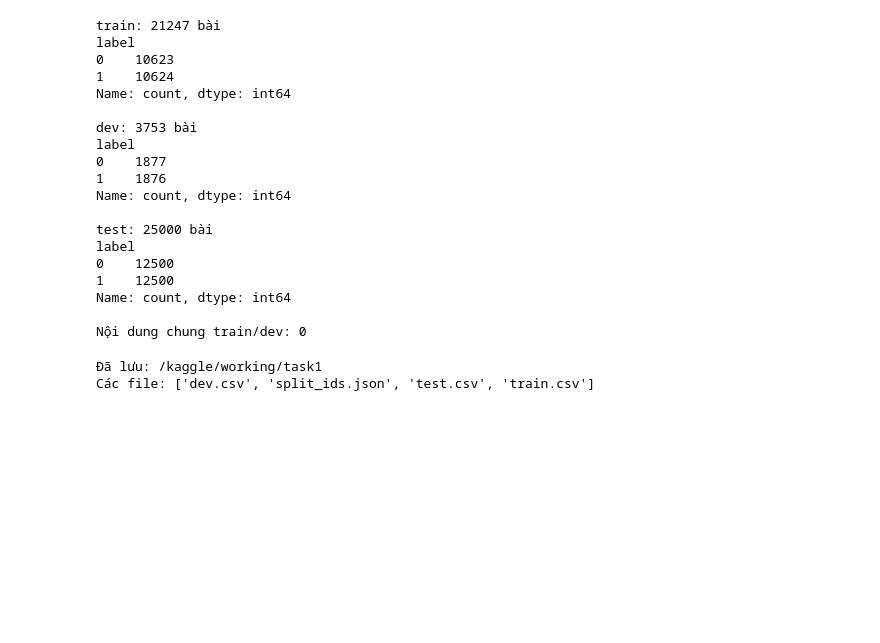
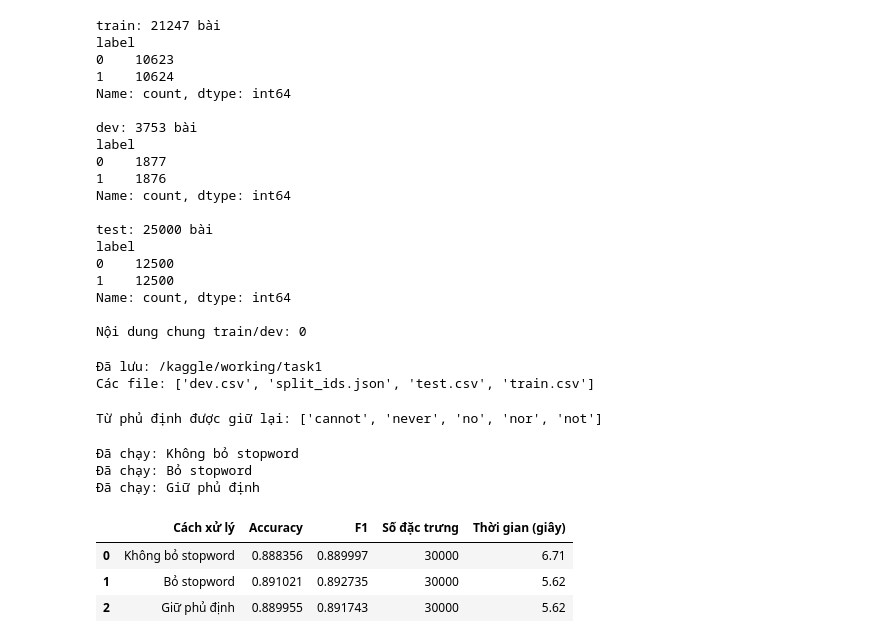
Before and after one commit to bangphan1311/NLP, a Jupyter notebook: HW03_IMDB/notebooks/hw03-imdb-sentiment.ipynb, the cells around one changed output. Saved outputs shown, nothing was run; the diff lists cells and outputs as text; code cells hidden in the pictures; blank space fills up the shorter version.

```diff
--- a/HW03_IMDB/notebooks/hw03-imdb-sentiment.ipynb
+++ b/HW03_IMDB/notebooks/hw03-imdb-sentiment.ipynb
@@ -468,3 +468,68 @@ print("Các file:", sorted(p.name for p in output_dir.iterdir()))
 # %% [output]
 Đã lưu: /kaggle/working/task1
 Các file: ['dev.csv', 'split_ids.json', 'test.csv', 'train.csv']
+# %%
+from sklearn.feature_extraction.text import (
+    TfidfVectorizer, ENGLISH_STOP_WORDS
+)
+from sklearn.linear_model import LogisticRegression
+from sklearn.pipeline import Pipeline
+from sklearn.metrics import accuracy_score, f1_score
+import time
+
+negations = {"no", "nor", "not", "never", "cannot"}
+
+stopword_options = {
+    "Không bỏ stopword": None,
+    "Bỏ stopword": sorted(ENGLISH_STOP_WORDS),
+    "Giữ phủ định": sorted(ENGLISH_STOP_WORDS - negations)
+}
+
+print("Từ phủ định được giữ lại:",
+      sorted(ENGLISH_STOP_WORDS & negations))
+# %% [output]
+Từ phủ định được giữ lại: ['cannot', 'never', 'no', 'nor', 'not']
+# %%
+stopword_results = []
+stopword_models = {}
+
+for name, stopwords in stopword_options.items():
+    start = time.perf_counter()
+
+    model = Pipeline([
+        ("tfidf", TfidfVectorizer(
+            stop_words=stopwords,
+            token_pattern=r"(?u)\b\w+(?:['’]\w+)*\b",
+            max_features=30000
+        )),
+        ("classifier", LogisticRegression(
+            C=1.0,
+            solver="liblinear",
+            max_iter=1000,
+            random_state=42
+        ))
+    ])
+
+    model.fit(train_df["clean_text"], train_df["label"])
+    predictions = model.predict(dev_df["clean_text"])
+
+    stopword_results.append({
+        "Cách xử lý": name,
+        "Accuracy": accuracy_score(dev_df["label"], predictions),
+        "F1": f1_score(dev_df["label"], predictions),
+        "Số đặc trưng": len(model["tfidf"].vocabulary_),
+        "Thời gian (giây)": round(time.perf_counter() - start, 2)
+    })
+    stopword_models[name] = model
+    print("Đã chạy:", name)
+
+stopword_results = pd.DataFrame(stopword_results)
+display(stopword_results)
+# %% [output]
+Đã chạy: Không bỏ stopword
+Đã chạy: Bỏ stopword
+Đã chạy: Giữ phủ định
+|  | Cách xử lý | Accuracy | F1 | Số đặc trưng | Thời gian (giây) |
+| 0 | Không bỏ stopword | 0.888356 | 0.889997 | 30000 | 6.71 |
+| 1 | Bỏ stopword | 0.891021 | 0.892735 | 30000 | 5.62 |
+| 2 | Giữ phủ định | 0.889955 | 0.891743 | 30000 | 5.62 |
```
Also changed, not shown: parts of 8 cells of this notebook, 4 other files.
